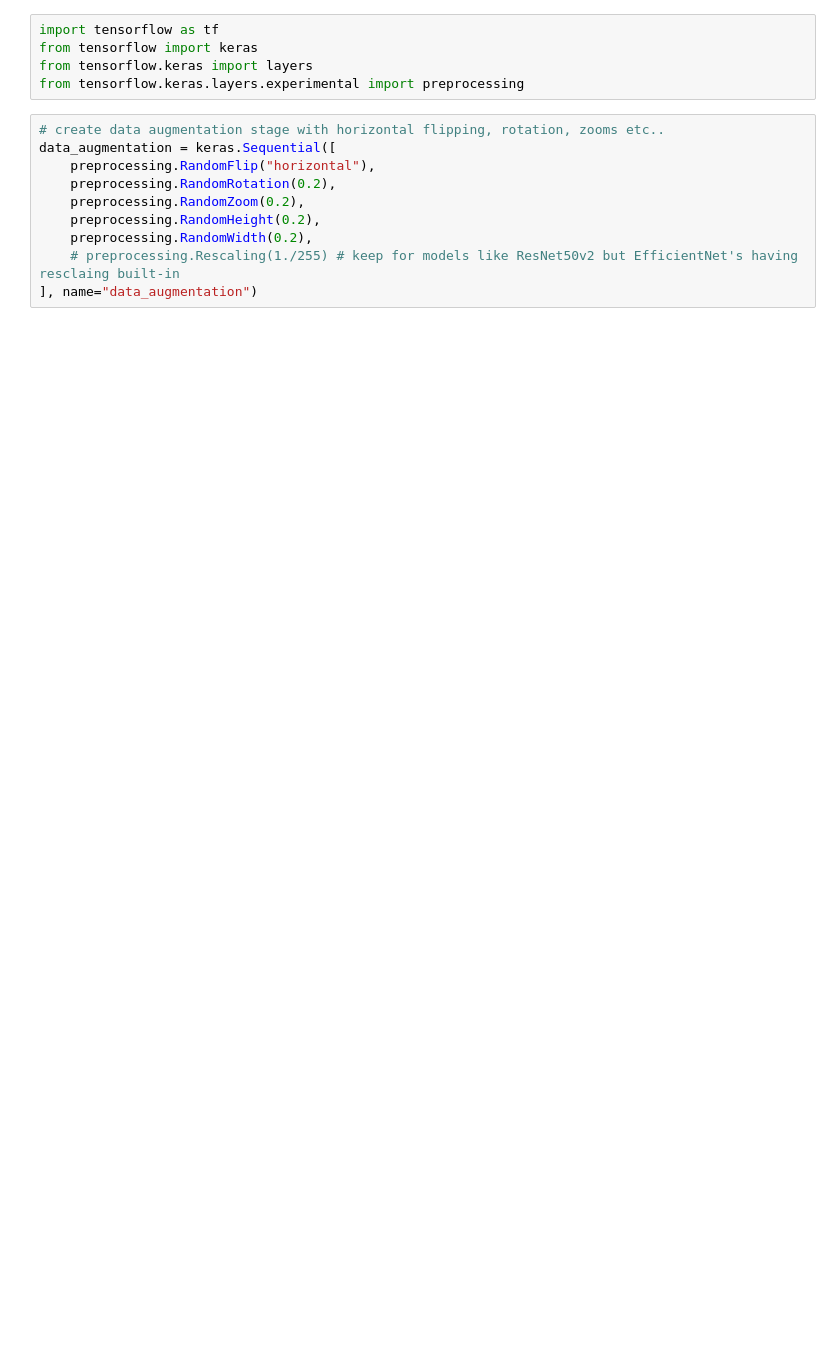
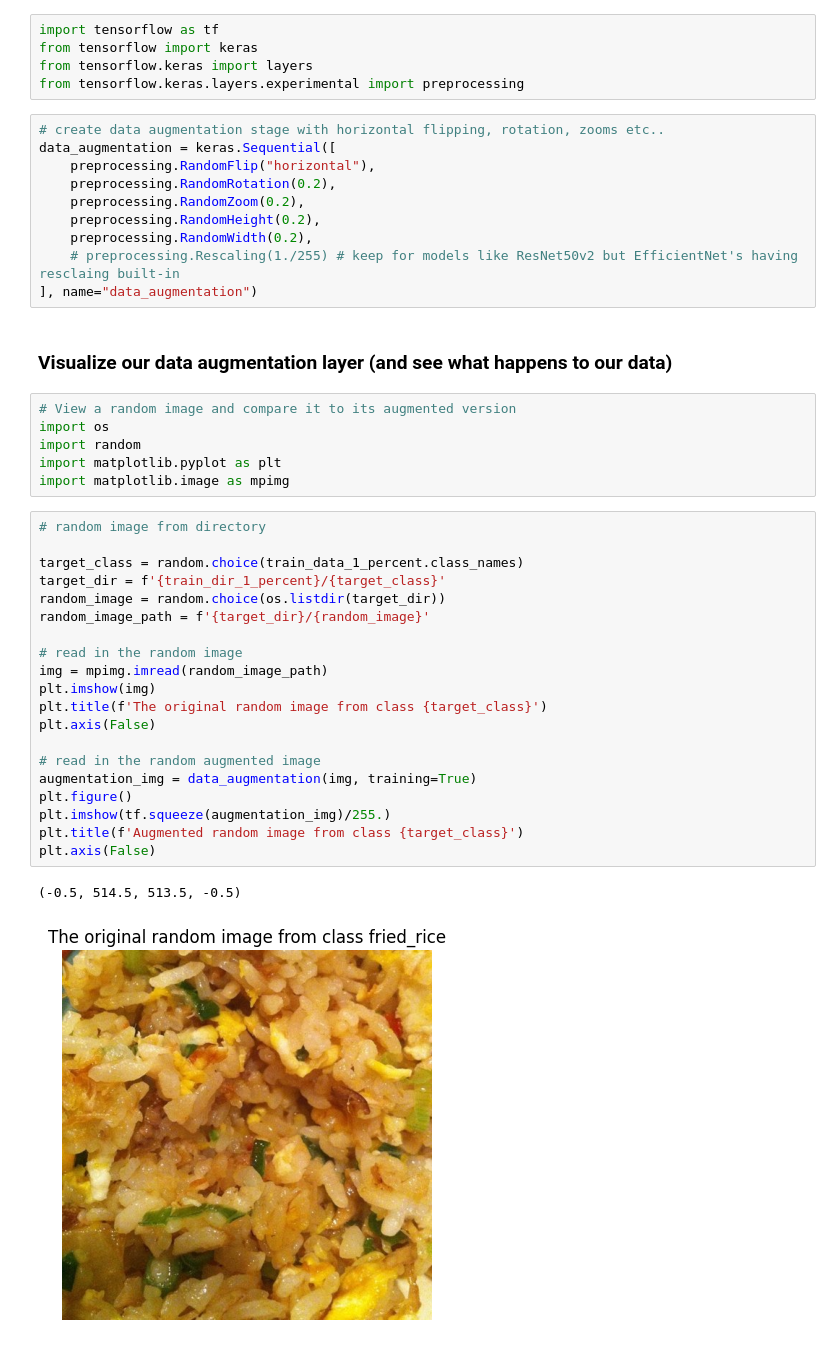
Before and after one commit to RobertoRosa7/curso-tensorflow, a Jupyter notebook: tensorflow_zero_to_master/transfer_learning_fine_tuning.ipynb, the cells around one changed output. Saved outputs shown, nothing was run; the diff lists cells and outputs as text; blank space fills up the shorter version.

```diff
--- a/tensorflow_zero_to_master/transfer_learning_fine_tuning.ipynb
+++ b/tensorflow_zero_to_master/transfer_learning_fine_tuning.ipynb
@@ -525,3 +532,34 @@ data_augmentation = keras.Sequential([
     preprocessing.RandomWidth(0.2),
     # preprocessing.Rescaling(1./255) # keep for models like ResNet50v2 but EfficientNet's having resclaing built-in
 ], name="data_augmentation")
+# %% [markdown]
+### Visualize our data augmentation layer (and see what happens to our data)
+# %%
+# View a random image and compare it to its augmented version
+import os
+import random
+import matplotlib.pyplot as plt
+import matplotlib.image as mpimg
+# %%
+# random image from directory
+
+target_class = random.choice(train_data_1_percent.class_names)
+target_dir = f'{train_dir_1_percent}/{target_class}'
+random_image = random.choice(os.listdir(target_dir))
+random_image_path = f'{target_dir}/{random_image}'
+
+# read in the random image
+img = mpimg.imread(random_image_path)
+plt.imshow(img)
+plt.title(f'The original random image from class {target_class}')
+plt.axis(False)
+
+# read in the random augmented image
+augmentation_img = data_augmentation(img, training=True)
+plt.figure()
+plt.imshow(tf.squeeze(augmentation_img)/255.)
+plt.title(f'Augmented random image from class {target_class}')
+plt.axis(False)
+# %% [output]
+(-0.5, 514.5, 513.5, -0.5)
+[figure, added]
```
Also changed, not shown: parts of 26 cells of this notebook.
